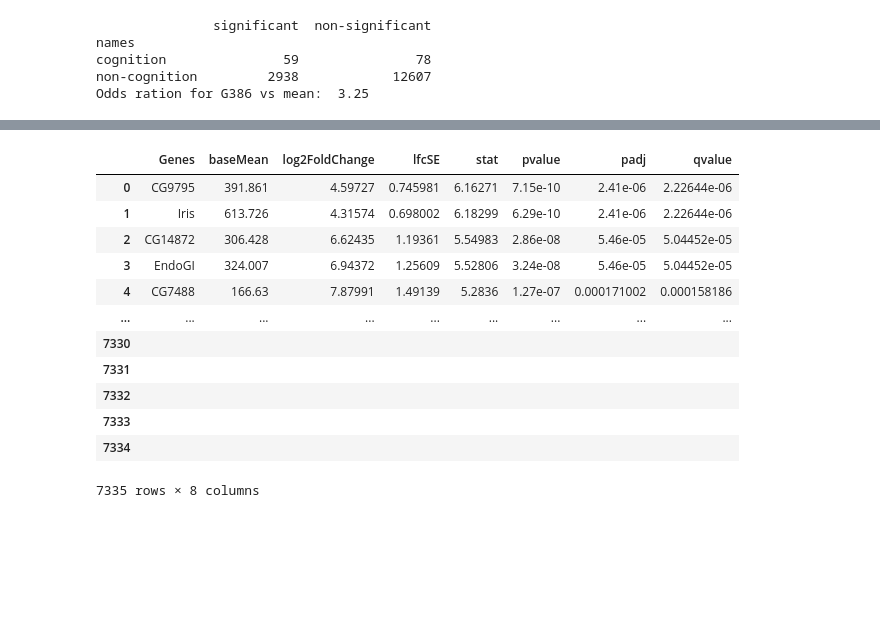
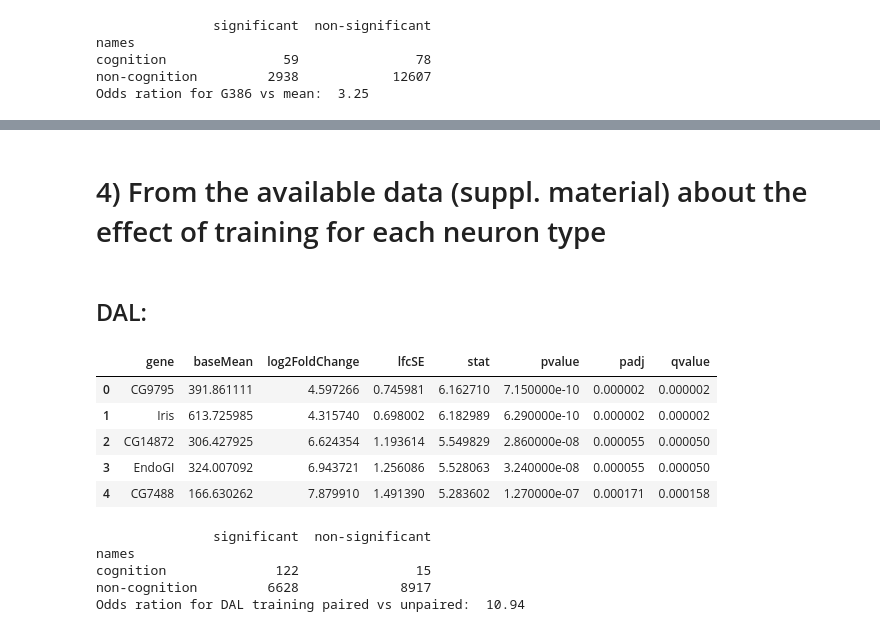
Before and after one commit to marieanselmet/genetic_link_metabolism_neurodegeneration, a Jupyter notebook: single_cell_RNAseq_MB/DGE_analysis_data.ipynb, the cells around one changed output, grey strips where cells are left out. Drawn from its saved outputs; the diff is of its cells as text; code cells hidden in the pictures; blank space fills up the shorter version.

```diff
--- a/single_cell_RNAseq_MB/DGE_analysis_data.ipynb
+++ b/single_cell_RNAseq_MB/DGE_analysis_data.ipynb
@@ -581,21 +584,30 @@ genes_G386_V3 = pd.read_excel(PATH_MY_DGE + PAIRWISE_G386 + "V3.xlsx", index_col
 genes_G386_AB_KCs = pd.read_excel(PATH_MY_DGE + PAIRWISE_G386 + "AB_KCs.xlsx", index_col=0)
 genes_G386_G_KCs = pd.read_excel(PATH_MY_DGE + PAIRWISE_G386 + "G_KCs.xlsx", index_col=0)
 genes_G386_R27 = pd.read_excel(PATH_MY_DGE + PAIRWISE_G386 + "R27.xlsx", index_col=0)
+# %% [markdown]
+# 4) From the available data (suppl. material) about the effect of training for each neuron type
+# %% [markdown]
+## DAL:
 # %%
 DAL = pd.read_excel(DGE_PAPER, sheet_name="Supplemental Table 6", usecols="A:H", skiprows=7)
+DAL.rename(columns={'Genes': 'gene'}, inplace=True)
 DAL.dropna(axis=0, inplace=True)
-DAL.head
+DAL.head()
 # %% [output]
-|  | Genes | baseMean | log2FoldChange | lfcSE | stat | pvalue | padj | qvalue |
-| 0 | CG9795 | 391.861 | 4.59727 | 0.745981 | 6.16271 | 7.15e-10 | 2.41e-06 | 2.22644e-06 |
-| 1 | Iris | 613.726 | 4.31574 | 0.698002 | 6.18299 | 6.29e-10 | 2.41e-06 | 2.22644e-06 |
-| 2 | CG14872 | 306.428 | 6.62435 | 1.19361 | 5.54983 | 2.86e-08 | 5.46e-05 | 5.04452e-05 |
-| 3 | EndoGI | 324.007 | 6.94372 | 1.25609 | 5.52806 | 3.24e-08 | 5.46e-05 | 5.04452e-05 |
-| 4 | CG7488 | 166.63 | 7.87991 | 1.49139 | 5.2836 | 1.27e-07 | 0.000171002 | 0.000158186 |
-| ... | ... | ... | ... | ... | ... | ... | ... | ... |
-| 7330 |  |  |  |  |  |  |  |  |
-| 7331 |  |  |  |  |  |  |  |  |
-| 7332 |  |  |  |  |  |  |  |  |
-| 7333 |  |  |  |  |  |  |  |  |
-| 7334 |  |  |  |  |  |  |  |  |
+|  | gene | baseMean | log2FoldChange | lfcSE | stat | pvalue | padj | qvalue |
+| 0 | CG9795 | 391.861111 | 4.597266 | 0.745981 | 6.162710 | 7.150000e-10 | 0.000002 | 0.000002 |
+| 1 | Iris | 613.725985 | 4.315740 | 0.698002 | 6.182989 | 6.290000e-10 | 0.000002 | 0.000002 |
+| 2 | CG14872 | 306.427925 | 6.624354 | 1.193614 | 5.549829 | 2.860000e-08 | 0.000055 | 0.000050 |
+| 3 | EndoGI | 324.007092 | 6.943721 | 1.256086 | 5.528063 | 3.240000e-08 | 0.000055 | 0.000050 |
+| 4 | CG7488 | 166.630262 | 7.879910 | 1.491390 | 5.283602 | 1.270000e-07 | 0.000171 | 0.000158 |
-7335 rows × 8 columns
+# %%
+contingency_table_DAL = compute_contingency_table(DAL)
+print(contingency_table_DAL)
+odds_ratio_DAL = compute_odds_ratio(contingency_table_DAL)
+print("Odds ration for DAL training paired vs unpaired:  %.2f" % odds_ratio_DAL)
+# %% [output]
+               significant  non-significant
+names
+cognition              122               15
+non-cognition         6628             8917
+Odds ration for DAL training paired vs unpaired:  10.94
```
Also changed, not shown: parts of 27 cells of this notebook.
